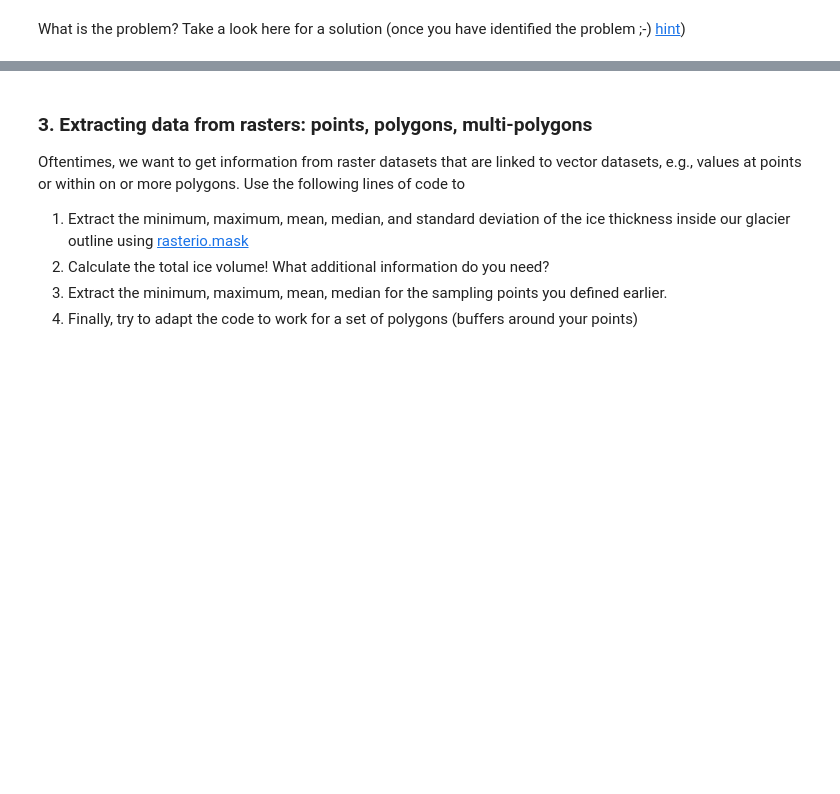
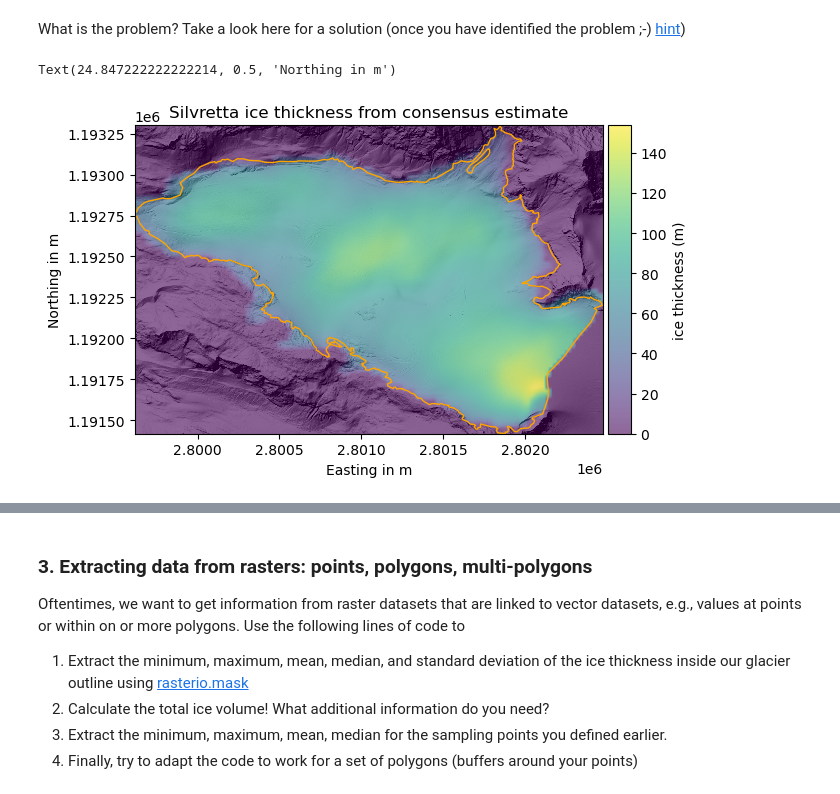
Before and after one commit to fquaren/CORDS, a Jupyter notebook: Workshop-Geodata-Processing/Working-with-raster-data.ipynb, the cells around one changed output, grey strips where cells are left out. Saved outputs shown, nothing was run; the diff lists cells and outputs as text; code cells hidden in the pictures; blank space fills up the shorter version.

```diff
--- a/Workshop-Geodata-Processing/Working-with-raster-data.ipynb
+++ b/Workshop-Geodata-Processing/Working-with-raster-data.ipynb
@@ -125,20 +141,23 @@ outline = ...
 # %%
-#plot!
 f, ax = plt.subplots()
 hillshade.plot(ax=ax,
-               cmap=...,
-               add_cbar=...,
-               alpha=...)
+               cmap='Greys_r',
+               add_cbar=False,
+               alpha=1.0)
 
 thickness_lv95.plot(ax=ax,
-              cmap=...,
-              cbar_title=...,
-              alpha=...)
-outline.plot(...)
-ax.set_xlim(..., ...)
-ax.set_ylim(..., ...)
-# add title
-# add axes labels
+              cmap='viridis',
+              cbar_title='ice thickness (m)',
+              alpha=0.6)
+outline.plot(ax=ax, facecolor='none', edgecolor='orange')
+ax.set_xlim([outline.bounds.minx[0], outline.bounds.maxx[0]])
+ax.set_ylim([outline.bounds.miny[0], outline.bounds.maxy[0]])
+ax.set_title('Silvretta ice thickness from consensus estimate')
+ax.set_xlabel('Easting in m')
+ax.set_ylabel('Northing in m')
+# %% [output]
+Text(24.847222222222214, 0.5, 'Northing in m')
+[figure, added]
 # %%
 # loading a second DEM and differencing them
 # %%
```
Also changed, not shown: parts of 25 cells of this notebook.
